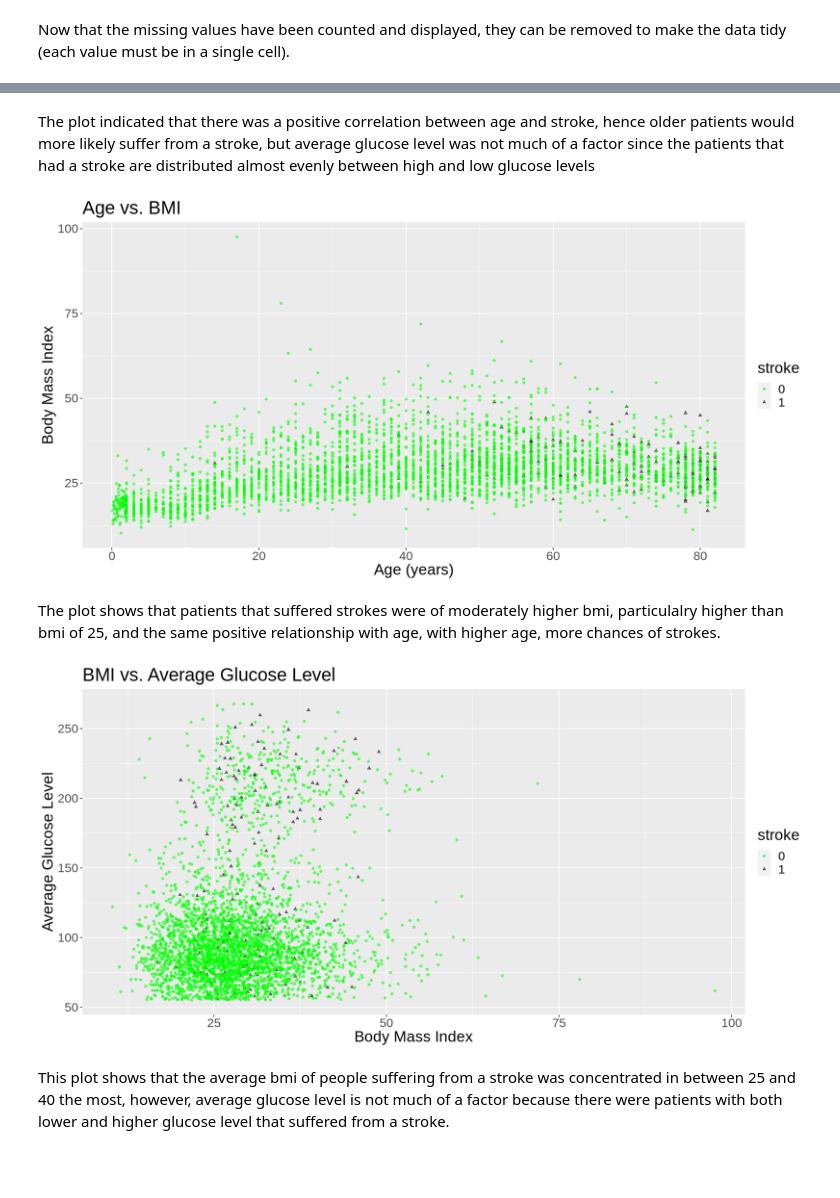
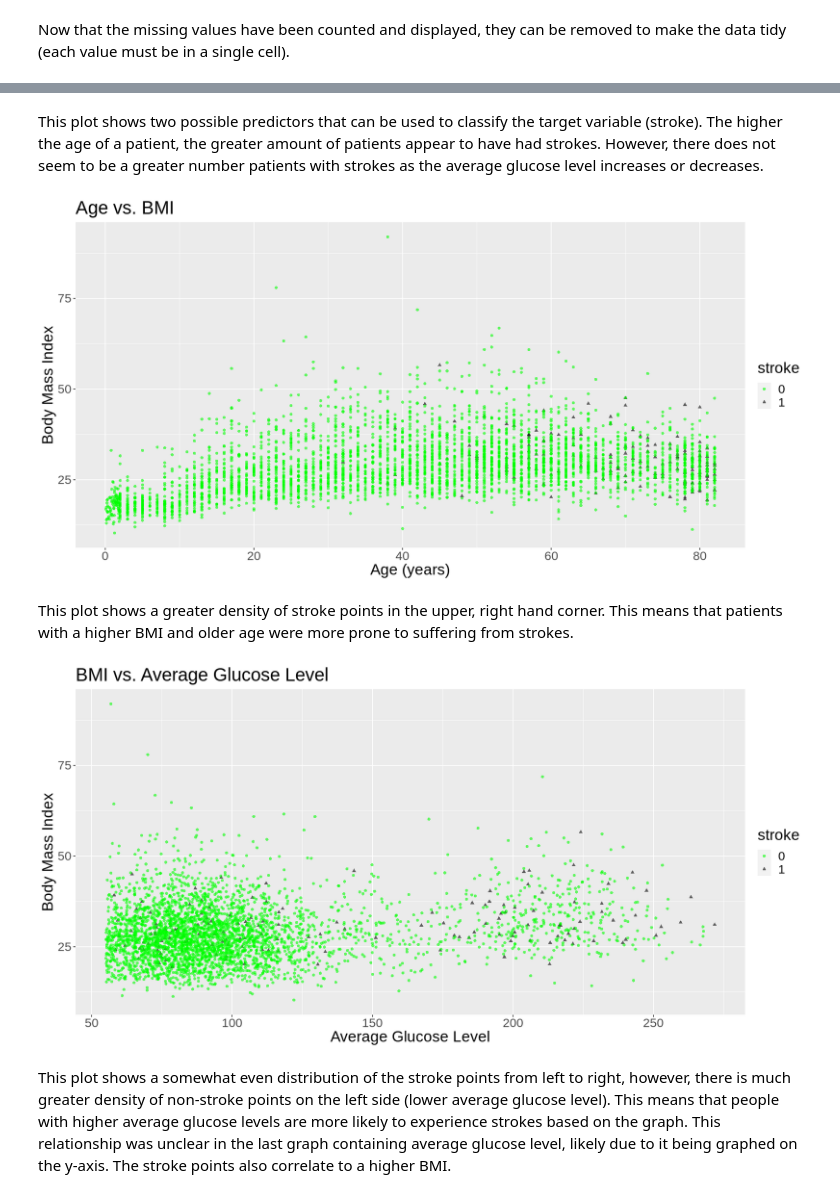
Before and after one commit to romansinkus/stroke-classification, a Jupyter notebook: Stroke_prediction.ipynb, the cells around one changed output, grey strips where cells are left out. Saved outputs shown, nothing was run; the diff lists cells and outputs as text; code cells hidden in the pictures; blank space fills up the shorter version.

```diff
--- a/Stroke_prediction.ipynb
+++ b/Stroke_prediction.ipynb
@@ -87,5 +88,5 @@ Now that the data has been optimized for usability (but not completely tidied),
 # %%
 stroke_split <- initial_split(stroke_data, prop = 0.75, strata = stroke)
-untidy_stroke_train <- training(stroke_split)
-untidy_stroke_test <- testing(stroke_split)
+initial_stroke_train <- training(stroke_split)
+initial_stroke_test <- testing(stroke_split)
 # %% [markdown]
@@ -134,10 +135,10 @@ A tibble: 2 × 2
 # %% [markdown]
 Now that the missing values have been counted and displayed, they can be removed to make the data tidy (each value must be in a single cell).
 # %%
-stroke_train <- untidy_stroke_train %>%
+stroke_train <- initial_stroke_train %>%
     filter(!is.na(bmi))
 
-stroke_test <- untidy_stroke_test %>%
+stroke_test <- initial_stroke_test %>%
     filter(!is.na(bmi))
 # %%
 options(repr.plot.width = 14, repr.plot.height = 7)
@@ -157,5 +158,5 @@ age_vs_avg_glucose_level_plot
-# %% [markdown]
-The plot indicated that there was a positive correlation between age and stroke, hence older patients would more likely suffer from a stroke, but average glucose level was not much of a factor since the patients that had a stroke are distributed almost evenly between high and low glucose levels
+# %% [markdown]
+This plot shows two possible predictors that can be used to classify the target variable (stroke). The higher the age of a patient, the greater amount of patients appear to have had strokes. However, there does not seem to be a greater number patients with strokes as the average glucose level increases or decreases.
 # %%
 options(repr.plot.width = 14, repr.plot.height = 7)
 
@@ -169,23 +170,23 @@ age_vs_bmi_plot <- stroke_train %>%
 
 age_vs_bmi_plot
 # %% [output]
-[figure, old version]
+[figure, new version]
-# %% [markdown]
-The plot shows that patients that suffered strokes were of moderately higher bmi, particulalry higher than bmi of 25, and the same positive relationship with age, with higher age, more chances of strokes.
+# %% [markdown]
+This plot shows a greater density of stroke points in the upper, right hand corner. This means that patients with a higher BMI and older age were more prone to suffering from strokes.
 # %%
 bmi_vs_avg_glucose_level_plot <- stroke_train %>%
-    ggplot(aes(x = bmi, y = avg_glucose_level))+
+    ggplot(aes(y = bmi, x = avg_glucose_level))+
     geom_point(aes(color = stroke, shape = stroke), alpha = 0.6)+
-    labs(x = "Body Mass Index", y = "Average Glucose Level", fill = "Stroke")+
+    labs(y = "Body Mass Index", x = "Average Glucose Level", fill = "Stroke")+
     ggtitle("BMI vs. Average Glucose Level")+
     theme(text = element_text(size = 20))+
     scale_colour_manual(values = c("green", "black"))
 
 bmi_vs_avg_glucose_level_plot
 # %% [output]
-[figure, old version]
+[figure, new version]
-# %% [markdown]
-This plot shows that the average bmi of people suffering from a stroke was concentrated in between 25 and 40 the most, however, average glucose level is not much of a factor because there were patients with both lower and higher glucose level that suffered from a stroke.
+# %% [markdown]
+This plot shows a somewhat even distribution of the stroke points from left to right, however, there is much greater density of non-stroke points on the left side (lower average glucose level). This means that people with higher average glucose levels are more likely to experience strokes based on the graph. This relationship was unclear in the last graph containing average glucose level, likely due to it being graphed on the y-axis. The stroke points also correlate to a higher BMI.
 # %% [markdown]
 ### **Methods:**
 
```
Also changed, not shown: parts of 12 cells of this notebook.
